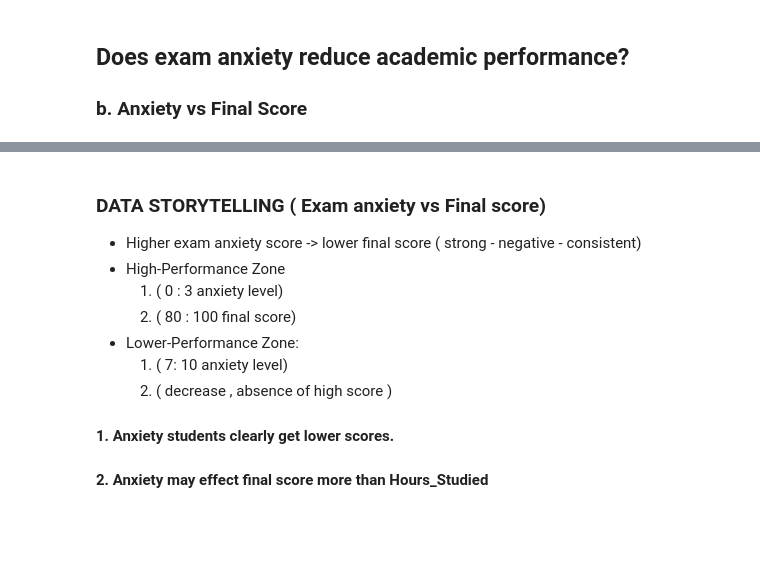
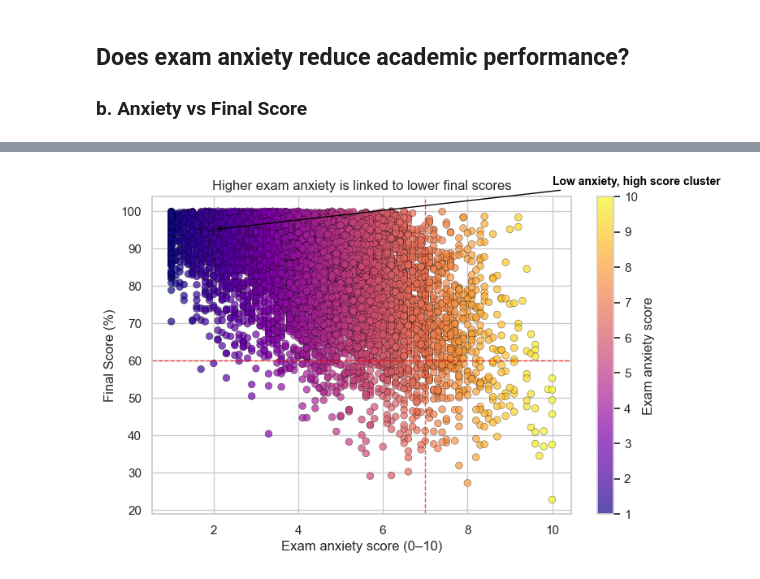
Before and after one commit to FatimaAlMurtadha/Python-atm-and-more, a Jupyter notebook: NewDataSetV20/FinalScoreDS.ipynb, the cells around one changed output, grey strips where cells are left out. Saved outputs shown, nothing was run; the diff lists cells and outputs as text; code cells hidden in the pictures; blank space fills up the shorter version.

```diff
--- a/NewDataSetV20/FinalScoreDS.ipynb
+++ b/NewDataSetV20/FinalScoreDS.ipynb
@@ -645,11 +398,34 @@ plt.show()
-# %% [markdown]
-### DATA STORYTELLING ( Exam anxiety vs Final score)
--  Higher exam anxiety score -> lower final score ( strong - negative - consistent)
-- High-Performance Zone
-    1. ( 0 : 3 anxiety level)
-    2. ( 80 : 100 final score)
-- Lower-Performance Zone:
-    1. ( 7: 10 anxiety level)
-    2. ( decrease , absence of high score )
-#### 1. Anxiety students clearly get lower scores.
-#### 2. Anxiety may effect final score more than Hours_Studied
+# %%
+fig, ax = plt.subplots(figsize=(8,5))
+
+scatter = ax.scatter(
+    df_cleaned["Exam_Anxiety_Score"],
+    df_cleaned["Final_Score"],
+    c=df_cleaned["Exam_Anxiety_Score"],
+    cmap="plasma",
+    alpha=0.7,
+    edgecolors="black",
+    linewidth=0.3,
+    s=40
+)
+
+ax.axvline(7, color="red", linestyle="--", linewidth=1, alpha=0.7)
+ax.axhline(60, color="red", linestyle="--", linewidth=1, alpha=0.7)
+ax.annotate(
+    "Low anxiety, high score cluster",
+    xy=(2, 95.05),
+    xytext=(10, 107),
+    arrowprops={"arrowstyle": "->", "color": "black"},
+    fontsize=10,
+    fontweight="bold",
+    color="black"
+)
+
+ax.set_title("Higher exam anxiety is linked to lower final scores")
+ax.set_xlabel("Exam anxiety score (0–10)")
+ax.set_ylabel("Final Score (%)")
+fig.colorbar(scatter, ax=ax, label="Exam anxiety score")
+fig.tight_layout()
+plt.show()
+# %% [output]
+[figure, added]
```
Also changed, not shown: parts of 84 cells of this notebook.
